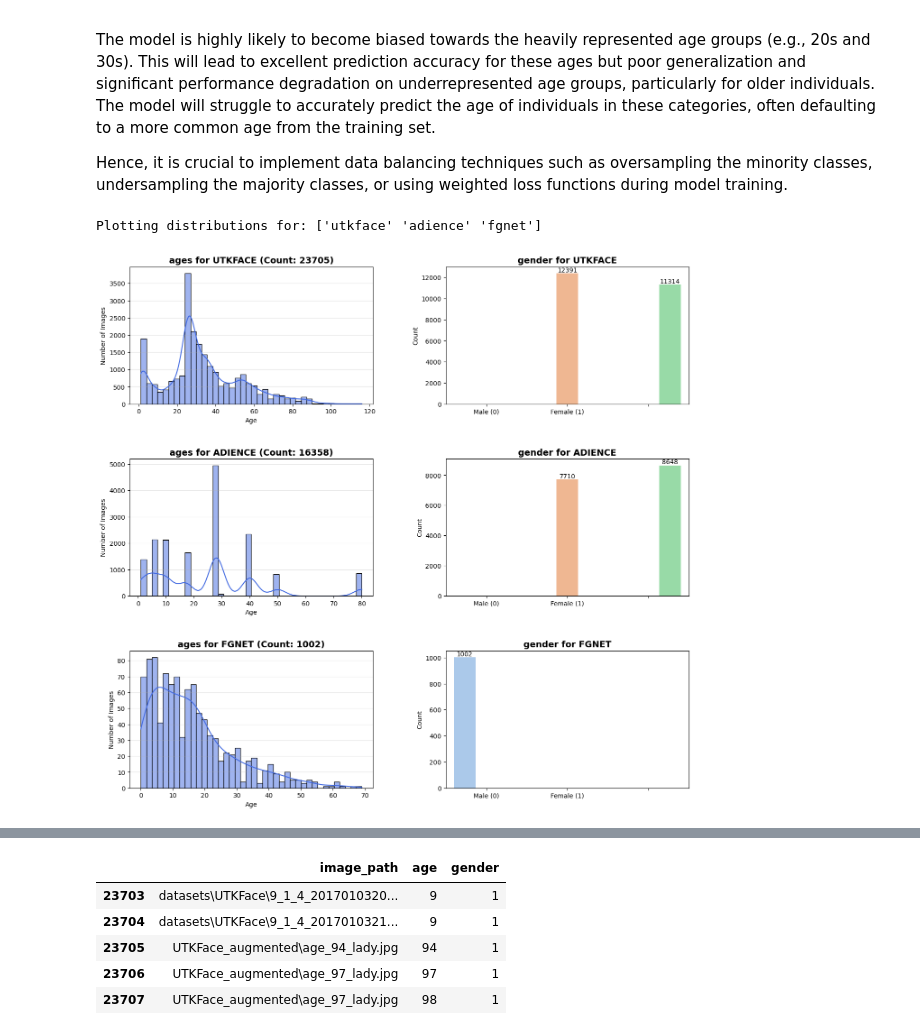
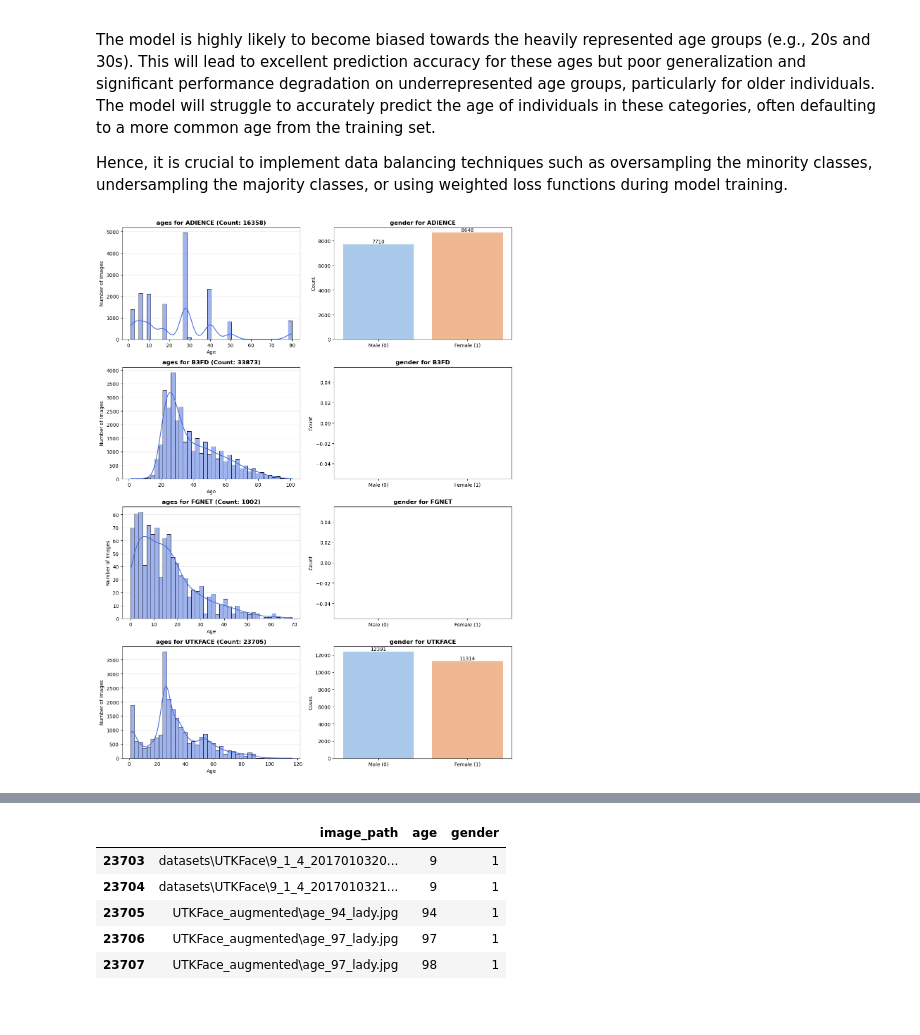
Before and after one commit to killuasmurf/Age_Predictor_CNN, a Jupyter notebook: src.ipynb, the cells around one changed output, grey strips where cells are left out. Cells and saved outputs as stored; diff of their text form; code cells hidden in the pictures.

```diff
--- a/src.ipynb
+++ b/src.ipynb
@@ -109,5 +111,5 @@ print("Files in ./datasets:", os.listdir('./datasets'))
 # %% [output]
 Files in ./datasets: ['AdienceBenchmarkGenderAndAgeClassification', 'b3fd', 'crop_part1', 'FGNET', 'metadata', 'UTKFace', 'utkface_aligned_cropped']
 # %%
-df.to_csv('datasets/df_first.csv', index=False)
+df = pd.read_csv('datasets/df_first.csv')
 # %% [markdown]
@@ -155,48 +164,31 @@ The model is highly likely to become biased towards the heavily represented age
 
 Hence, it is crucial to implement data balancing techniques such as oversampling the minority classes, undersampling the majority classes, or using weighted loss functions during model training.
 # %%
-import matplotlib.pyplot as plt
-import seaborn as sns
+sources = sorted(df['source'].dropna().unique())
+fig, axes = plt.subplots(len(sources), 2, figsize=(12, 4 * len(sources)))
+axes = np.atleast_2d(axes)
 
-# 1. Clean up: Remove 'morph' if it exists in the dataframe
-df = df[df['source'] != 'morph']
+with warnings.catch_warnings():
+    warnings.simplefilter("ignore", category=FutureWarning)
+    warnings.simplefilter("ignore", category=UserWarning)
+    for i, source in enumerate(sources):
+        subset = df[df['source'] == source]
 
-# 2. Get list of remaining sources
-sources = df['source'].unique()
-print(f"Plotting distributions for: {sources}")
+        sns.histplot(subset['age'], bins=40, kde=True, ax=axes[i, 0], color='royalblue')
+        axes[i, 0].set_title(f"ages for {source.upper()} (Count: {len(subset)})", fontsize=12, fontweight='bold')
+        axes[i, 0].set_xlabel("Age")
+        axes[i, 0].set_ylabel("Number of Images")
+        axes[i, 0].grid(axis='y', alpha=0.3)
 
-# 3. Setup Plot: Rows = Number of Datasets, Cols = 2 (Age & Gender)
-fig, axes = plt.subplots(nrows=len(sources), ncols=2, figsize=(16, 5 * len(sources)))
-plt.subplots_adjust(hspace=0.4, wspace=0.3)
+        sns.countplot(x='gender', data=subset, ax=axes[i, 1], palette='pastel', order=[0, 1])
+        axes[i, 1].set_title(f"gender for {source.upper()}", fontsize=12, fontweight='bold')
+        axes[i, 1].set_xticklabels(['Male (0)', 'Female (1)'])
+        axes[i, 1].set_xlabel("")
+        axes[i, 1].set_ylabel("Count")
+        for container in axes[i, 1].containers:
+            axes[i, 1].bar_label(container)
 
-# Handle case if there is only 1 source (axes becomes 1D array)
-if len(sources) == 1:
-    axes = axes.reshape(1, -1)
-
-for i, source in enumerate(sources):
-    # Filter data for this specific dataset
-    subset = df[df['source'] == source]
-
-    # --- LEFT COLUMN: Age Distribution ---
-    sns.histplot(data=subset, x='age', bins=40, kde=True, ax=axes[i, 0], color='royalblue')
-    axes[i, 0].set_title(f"ages for {source.upper()} (Count: {len(subset)})", fontsize=14, fontweight='bold')
-    axes[i, 0].set_xlabel("Age")
-    axes[i, 0].set_ylabel("Number of Images")
-    axes[i, 0].grid(axis='y', alpha=0.3)
-
-    # --- RIGHT COLUMN: Gender Distribution ---
-    # 0 = Male, 1 = Female
-    sns.countplot(data=subset, x='gender', ax=axes[i, 1], palette='pastel', hue='gender', legend=False)
-    axes[i, 1].set_title(f"gender for {source.upper()}", fontsize=14, fontweight='bold')
-    axes[i, 1].set_xticklabels(['Male (0)', 'Female (1)'])
-    axes[i, 1].set_xlabel("")
-    axes[i, 1].set_ylabel("Count")
-
-    # Add count labels on top of gender bars
-    for container in axes[i, 1].containers:
-        axes[i, 1].bar_label(container)
-
+plt.tight_layout()
 plt.show()
 # %% [output]
-Plotting distributions for: ['utkface' 'adience' 'fgnet']
-[figure, old version]
+[figure, new version]
```
Also changed, not shown: parts of 9 cells of this notebook.
